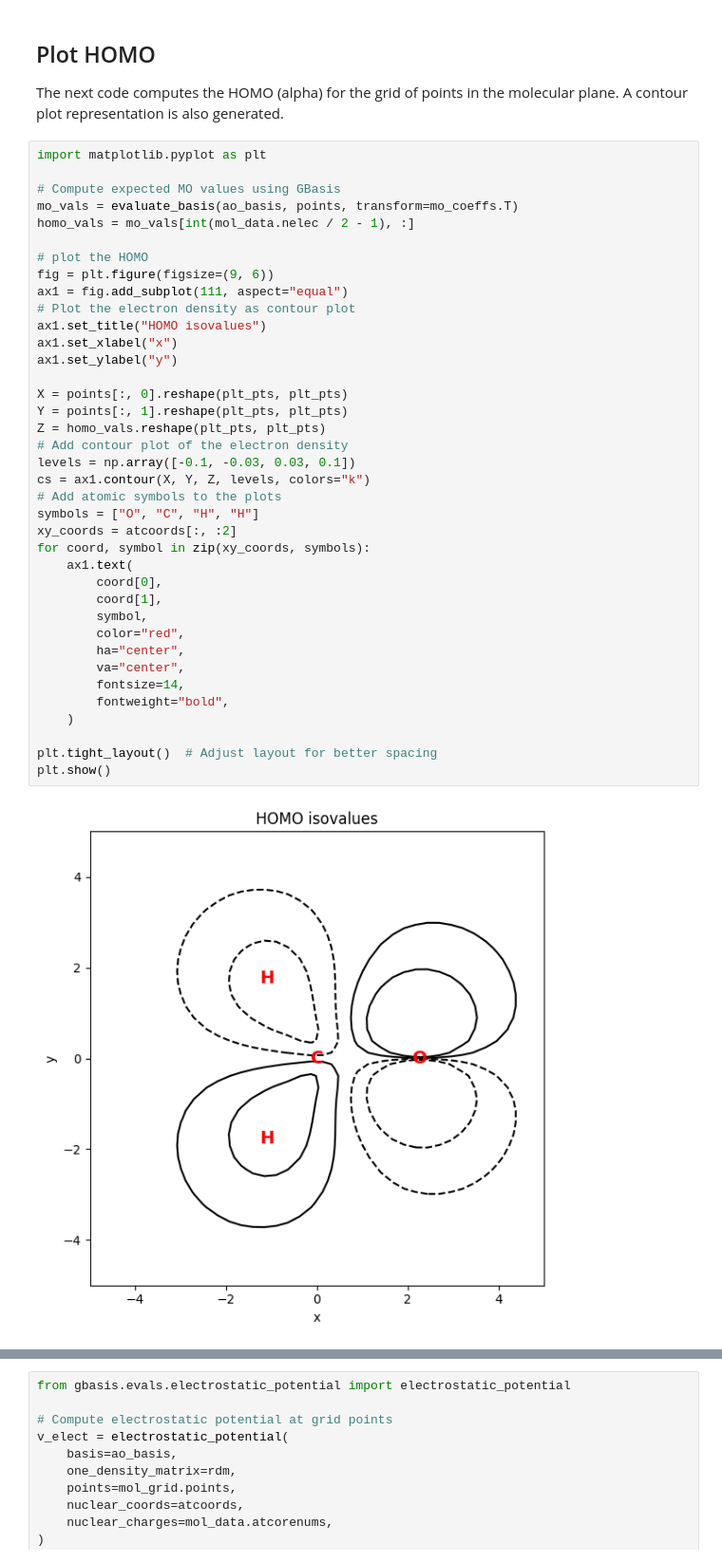
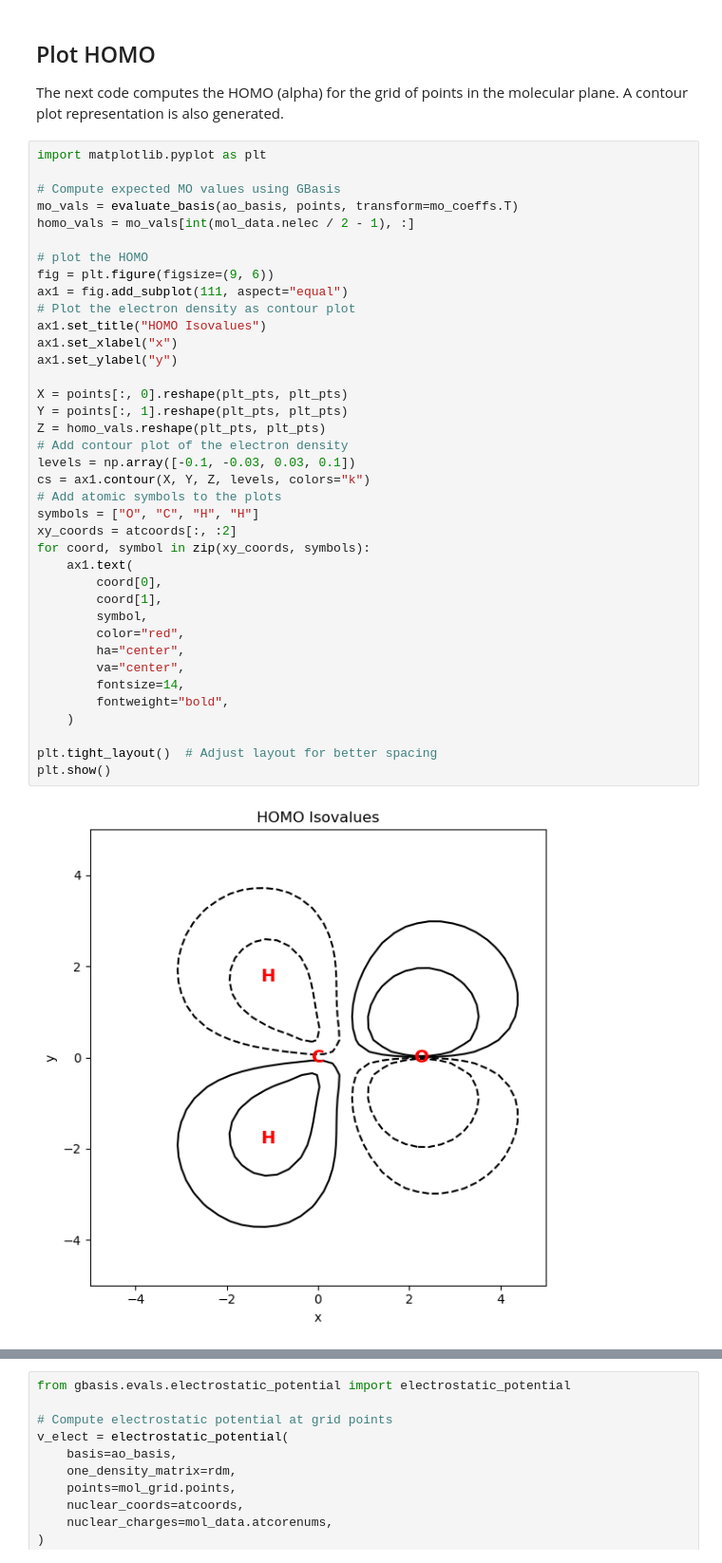
Before and after one commit to theochem/gbasis, a Jupyter notebook: notebooks/tutorial/Evaluations_basis_and_potential.ipynb, the cells around one changed output, grey strips where cells are left out. Shown at 95% size. Cells and saved outputs as stored; diff of their text form.

```diff
--- a/notebooks/tutorial/Evaluations_basis_and_potential.ipynb
+++ b/notebooks/tutorial/Evaluations_basis_and_potential.ipynb
@@ -153,33 +153,33 @@ homo_vals = mo_vals[int(mol_data.nelec / 2 - 1), :]
 fig = plt.figure(figsize=(9, 6))
 ax1 = fig.add_subplot(111, aspect="equal")
 # Plot the electron density as contour plot
-ax1.set_title("HOMO isovalues")
+ax1.set_title("HOMO Isovalues")
 ax1.set_xlabel("x")
 ax1.set_ylabel("y")
 
 X = points[:, 0].reshape(plt_pts, plt_pts)
 Y = points[:, 1].reshape(plt_pts, plt_pts)
 Z = homo_vals.reshape(plt_pts, plt_pts)
 # Add contour plot of the electron density
 levels = np.array([-0.1, -0.03, 0.03, 0.1])
 cs = ax1.contour(X, Y, Z, levels, colors="k")
 # Add atomic symbols to the plots
 symbols = ["O", "C", "H", "H"]
 xy_coords = atcoords[:, :2]
 for coord, symbol in zip(xy_coords, symbols):
     ax1.text(
         coord[0],
         coord[1],
         symbol,
         color="red",
         ha="center",
         va="center",
         fontsize=14,
         fontweight="bold",
     )
 
 plt.tight_layout()  # Adjust layout for better spacing
 plt.show()
 # %% [output]
-[figure, old version]
+[figure, new version]
 # %% [markdown]
```
Also changed, not shown: parts of 7 cells of this notebook, 2 other files.
